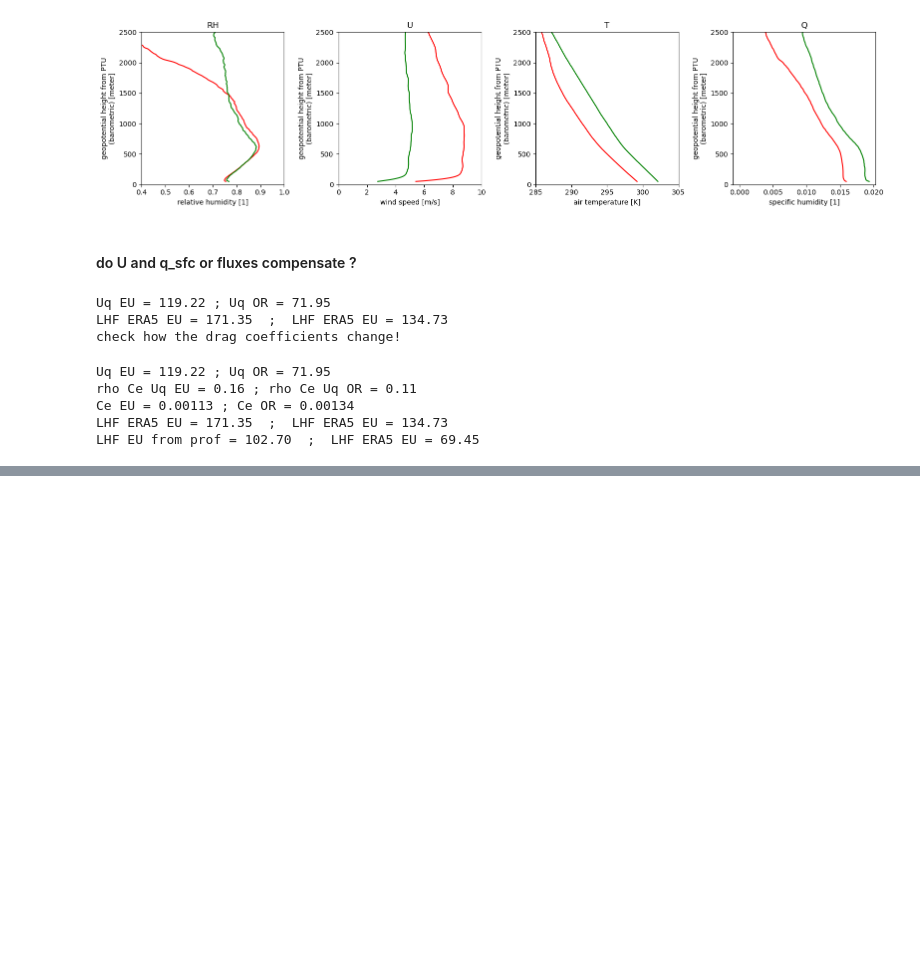
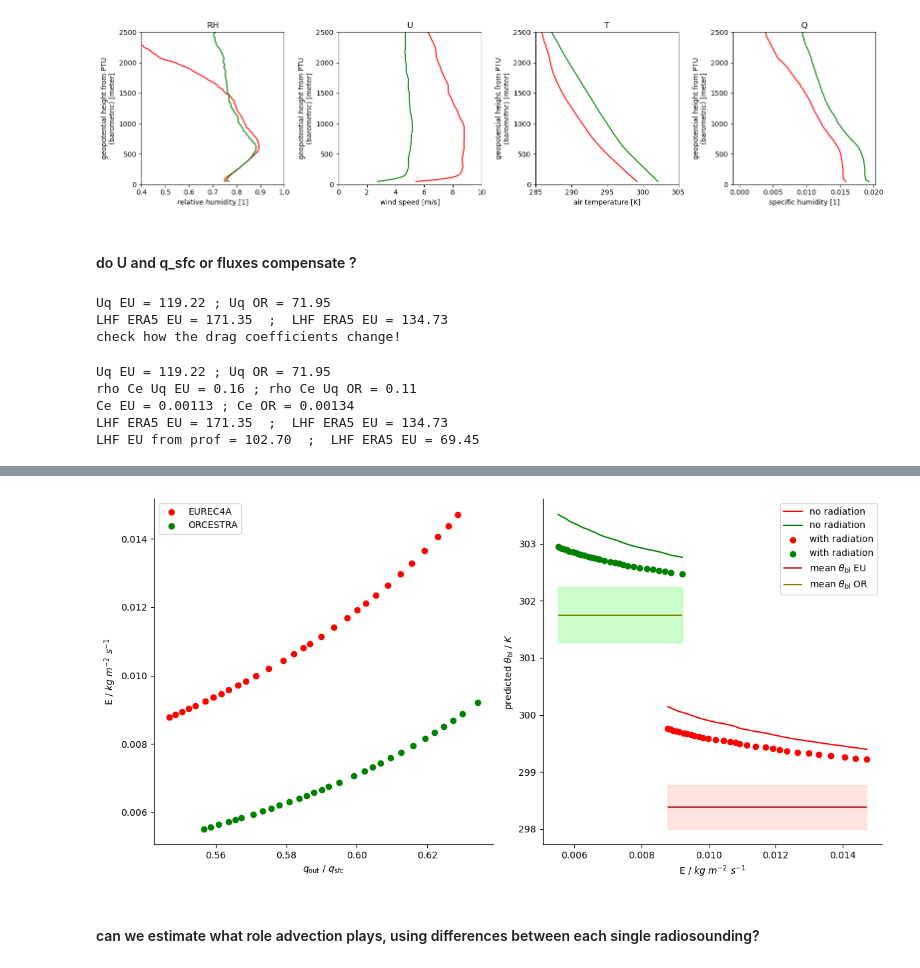
Before and after one commit to meteorologopazzo/BCO_observational, a Jupyter notebook: moisture_control_bulk.ipynb, the cells around one changed output, grey strips where cells are left out. Drawn from its saved outputs; the diff is of its cells as text; code cells hidden in the pictures; blank space fills up the shorter version.

```diff
--- a/moisture_control_bulk.ipynb
+++ b/moisture_control_bulk.ipynb
@@ -278,0 +376,16 @@ plt.show()
+# %%
+eps = 0.14
+oc_abs = 0.97
+stefan = 5.67*1e-8
+eta = 0.02
+oc_alb = 0.055
+
+cp = 1005 # j / kg K
+
+
+
+def rad_terms(sw_in, lw_in, sst):
+    return (eps/(1-eps))*lw_in +eps*oc_abs*stefan*(sst)**4 + ((eta//(1-eta)) + eta*(1-oc_alb))*sw_in
+
+non_thBL_terms_eu = rad_terms(ingr_eu.sw_global.sel(cell=0).mean(dim="time").values, ingr_eu.lw_diff.sel(cell=0).mean(dim="time").values, sst_eu.values)
+non_thBL_terms_or = rad_terms(ingr_or.sw_global.sel(cell=0).mean(dim="time").values, ingr_or.lw_diff.sel(cell=0).mean(dim="time").values, sst_or.values)
@@ -278,0 +447,62 @@ plt.show()
+# %%
+fig, ax = plt.subplots(1,2, figsize=(12, 6))
+
+#### report E for values of q_out
+ax[0].scatter(q_out_eu/q_sfc_eu, E_values_eu, color="red", label="EUREC4A")
+ax[0].scatter(q_out_or/q_sfc_or, E_values_or, color="green", label="ORCESTRA")
+
+ax[0].set_xlabel(r"$q_\mathrm{out}$ / $q_\mathrm{sfc}$")
+# ax[0].set_xlabel(r"$\chi$")
+ax[0].set_ylabel(r"E / $kg~m^{-2}~s^{-1}$")
+ax[0].legend()
+
+
+
+
+
+
+#### compare predicted theta with actual theta
+ax[1].plot(E_values_eu, theta_pred_eu, color="red", label="no radiation")
+ax[1].plot(E_values_or, theta_pred_or, color="green", label="no radiation")
+
+ax[1].scatter(E_values_eu, theta_predRad_eu, color="red", label="with radiation")
+ax[1].scatter(E_values_or, theta_predRad_or, color="green", label="with radiation")
+
+ax[1].hlines(theta_bl_eu, xmin=np.min(E_values_eu), xmax=np.max(E_values_eu), color="firebrick", label=r"mean $\theta_\mathrm{bl}$ EU")
+ax[1].fill_between(
+    [np.min(E_values_eu), np.max(E_values_eu)],
+    (theta_bl_eu - th_var_eu) ,
+    (theta_bl_eu + th_var_eu) ,
+    color="salmon",
+    alpha=0.2
+)
+
+
+
+ax[1].hlines(theta_bl_or, xmin=np.min(E_values_or), xmax=np.max(E_values_or), color="olive", label=r"mean $\theta_\mathrm{bl}$ OR")
+ax[1].fill_between(
+    [np.min(E_values_or), np.max(E_values_or)],
+    (theta_bl_or - th_var_or) ,
+    (theta_bl_or + th_var_or) ,
+    color="lime",
+    alpha=0.2
+)
+
+
+
+ax[1].set_xlabel(r"E / $kg~m^{-2}~s^{-1}$")
+ax[1].set_ylabel(r"predicted $\theta_\mathrm{bl}$ / $K$")
+ax[1].legend()
+
+for x in ax:
+    for spine in ['top', 'right']:
+        x.spines[spine].set_visible(False)
+
+
+
+plt.tight_layout()
+plt.show()
+# %% [output]
+[figure, added]
+# %% [markdown]
+#### can we estimate what role advection plays, using differences between each single radiosounding?
```
Also changed, not shown: parts of 15 cells of this notebook.
